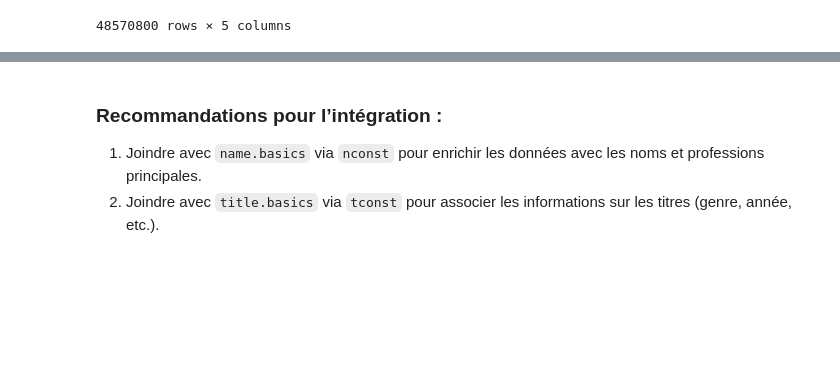
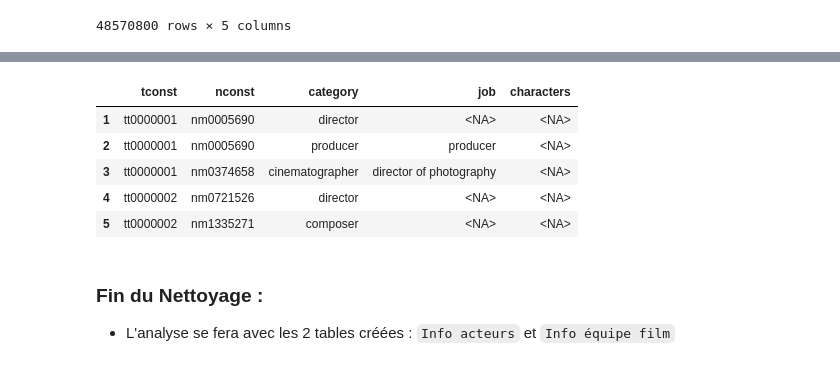
Before and after one commit to jpvt-data/AlgoCinema, a Jupyter notebook: exploration/exploration_title_principal.ipynb, the cells around one changed output, grey strips where cells are left out. Saved outputs shown, nothing was run; the diff lists cells and outputs as text; code cells hidden in the pictures; blank space fills up the shorter version.

Commit message:
Finalisation Title Principal (2 tables d'infos créées)

```diff
--- a/exploration/exploration_title_principal.ipynb
+++ b/exploration/exploration_title_principal.ipynb
@@ -186,4 +188,4 @@ Name: count, dtype: int64
 # %%
 # Suppression des valeurs inutilisées dans 'category'
-categories_a_supprimer = ['editor', 'cinematographer', 'composer', 'production_designer', 'casting_director', 'archive_footage', 'archive_sound']
+categories_a_supprimer = ['production_designer', 'casting_director', 'archive_footage', 'archive_sound']
 df_title_principals = df_title_principals[~df_title_principals['category'].isin(categories_a_supprimer)]
@@ -338,7 +313,3 @@ df_acteurs.sample(10)
 # %%
 # Export Table Acteurs
 df_acteurs.to_csv('../gitignore/info_casting_acteurs.tsv', sep='\t', index=False)
-# %%
-import pandas as pd
-# Import Point d'Etape
-df_title_principals = pd.read_csv('../gitignore/title.principals.tsv', sep= '\t')
@@ -359,7 +315,0 @@ on a déjà fait la sélection sur les acteurs, director, self, writers, product
-# %%
-import ast
-
-# Utilisation d'ast.literal_eval pour convertir les chaînes représentant des listes en objets réels
-df_title_principals['characters'] = df_title_principals['characters'].apply(
-    lambda x: ast.literal_eval(x) if pd.notna(x) else x
-)
@@ -380,0 +332,3 @@ df_exploded['characters'] = df_exploded['characters'].str.replace(r'Self.*', 'Se
+# %%
+# Filtrer les lignes où 'category' pour l'équipe du film
+df_équipe_film = df_title_principals[df_title_principals['category'].isin(['writer', 'director', 'producer','editor', 'cinematographer', 'composer' ])]
@@ -380,0 +346,9 @@ df_exploded['characters'] = df_exploded['characters'].str.replace(r'Self.*', 'Se
+# %%
+df_équipe_film.head()
+# %% [output]
+|  | tconst | nconst | category | job | characters |
+| 1 | tt0000001 | nm0005690 | director | <NA> | <NA> |
+| 2 | tt0000001 | nm0005690 | producer | producer | <NA> |
+| 3 | tt0000001 | nm0374658 | cinematographer | director of photography | <NA> |
+| 4 | tt0000002 | nm0721526 | director | <NA> | <NA> |
+| 5 | tt0000002 | nm1335271 | composer | <NA> | <NA> |
@@ -384,5 +365,4 @@ df_exploded['characters'] = df_exploded['characters'].str.replace(r'Self.*', 'Se
-# %% [markdown]
-### Recommandations pour l’intégration :
-
-1. Joindre avec `name.basics` via `nconst` pour enrichir les données avec les noms et professions principales.
-2. Joindre avec `title.basics` via `tconst` pour associer les informations sur les titres (genre, année, etc.).
+# %% [markdown]
+### Fin du Nettoyage :
+
+- L'analyse se fera avec les 2 tables créées : `Info acteurs` et `Info équipe film`
```
Also changed, not shown: parts of 22 cells of this notebook.
